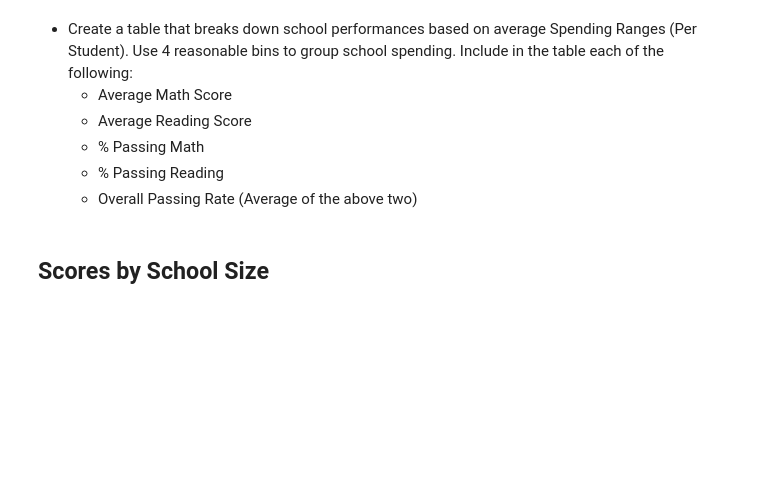
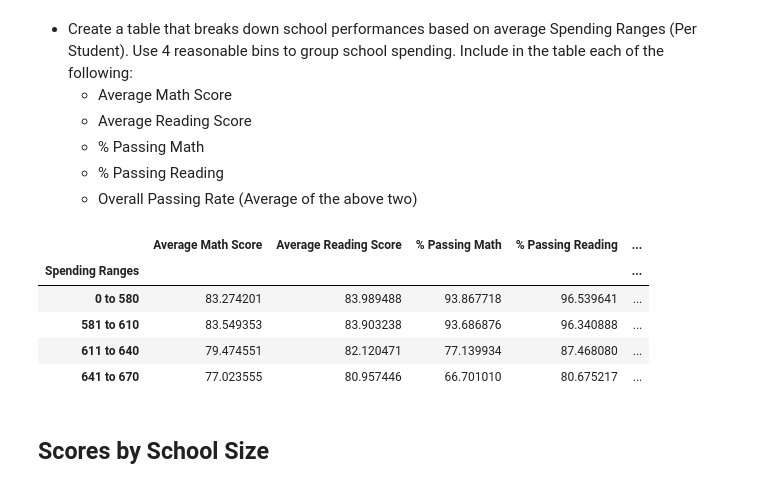
Before and after one commit to Patriotwo/pandas-challenge, a Jupyter notebook: PyCitySchools/PyCitySchools_starter.ipynb, the cells around one changed output. Drawn from its saved outputs; the diff is of its cells as text; code cells hidden in the pictures; blank space fills up the shorter version.

```diff
--- a/PyCitySchools/PyCitySchools_starter.ipynb
+++ b/PyCitySchools/PyCitySchools_starter.ipynb
@@ -242,41 +474,44 @@ reading_scores_df
 # %%
 # Create per student spending bins
 spending_bins = [0, 580, 610, 640, 670]
 group_spending = ['0  to  580', '581 to 610', '611 to 640', '641 to 670']
-group_spending
+
 
 # Calculate budget columns
-school_data_complete['spending_range'] = school_data_complete['budget'] / school_data_complete['size']
-school_data_complete['school_spending'] = pd.cut(school_data_complete['spending_range'], spending_bins, labels=group_spending)
+grouped_school_names_df['Spending Ranges'] = pd.cut(per_student_budget, bins=spending_bins, labels=group_spending)
+grouped_school_names_df.head()
 
 # Group school data
-school_spending_group = school_data_complete.groupby('spending_range')
-spending_total_students = school_data_complete['Student ID'].count()
-spending_math_avg = school_data_complete['math_score'].mean()
-spending_reading_avg = school_data_complete['reading_score'].mean()
+spending_math_avg = grouped_school_names_df.groupby(['Spending Ranges'])['Average Math Score'].mean()
+spending_reading_avg = grouped_school_names_df.groupby(['Spending Ranges'])['Average Reading Score'].mean()
 
 # Spending Math Average
-spending_math_pass = school_data_complete[school_data_complete['math_score']>=70].groupby('school_spending')['math_score'].count()
-perc_spending_math_pass = (spending_math_pass / spending_total_students)*100
+spending_math_pass = grouped_school_names_df.groupby(['Spending Ranges'])['% Passing Math'].mean()
 
 # Spending Reading Average
-spending_reading_pass = school_data_complete[school_data_complete['reading_score']>=70].groupby('school_spending')['reading_score'].count()
-perc_spending_reading_pass = (spending_reading_pass / spending_total_students)*100
+spending_reading_pass = grouped_school_names_df.groupby(['Spending Ranges'])['% Passing Reading'].mean()
 
 # Overall Spending/Passing Rate
-overall_spending_pass = (perc_spending_math_pass / perc_spending_reading_pass)/2
+overall_spending_pass = (spending_math_pass + spending_reading_pass)/2
 
 # Scores by School Spending Summary
 school_spending_summary_df = pd.DataFrame({
     'Average Math Score': spending_math_avg,
     'Average Reading Score': spending_reading_avg,
-    '% Passing Math': perc_spending_math_pass,
-    '% Passing Reading': perc_spending_reading_pass,
-    'Overall Passing Rate': (overall_spending_pass)*100},
+    '% Passing Math': spending_math_pass,
+    '% Passing Reading': spending_reading_pass,
+    'Overall Passing Rate': (overall_spending_pass)},
 columns=['Average Math Score', 'Average Reading Score', '% Passing Math', '% Passing Reading', 'Overall Passing Rate']
 )
 
 school_spending_summary_df
+# %% [output]
+|  | Average Math Score | Average Reading Score | % Passing Math | % Passing Reading | ... |
+| Spending Ranges |  |  |  |  | ... |
+| 0 to 580 | 83.274201 | 83.989488 | 93.867718 | 96.539641 | ... |
+| 581 to 610 | 83.549353 | 83.903238 | 93.686876 | 96.340888 | ... |
+| 611 to 640 | 79.474551 | 82.120471 | 77.139934 | 87.468080 | ... |
+| 641 to 670 | 77.023555 | 80.957446 | 66.701010 | 80.675217 | ... |
 # %% [markdown]
 ## Scores by School Size
 # %% [markdown]
```
Also changed, not shown: parts of 23 cells of this notebook.
